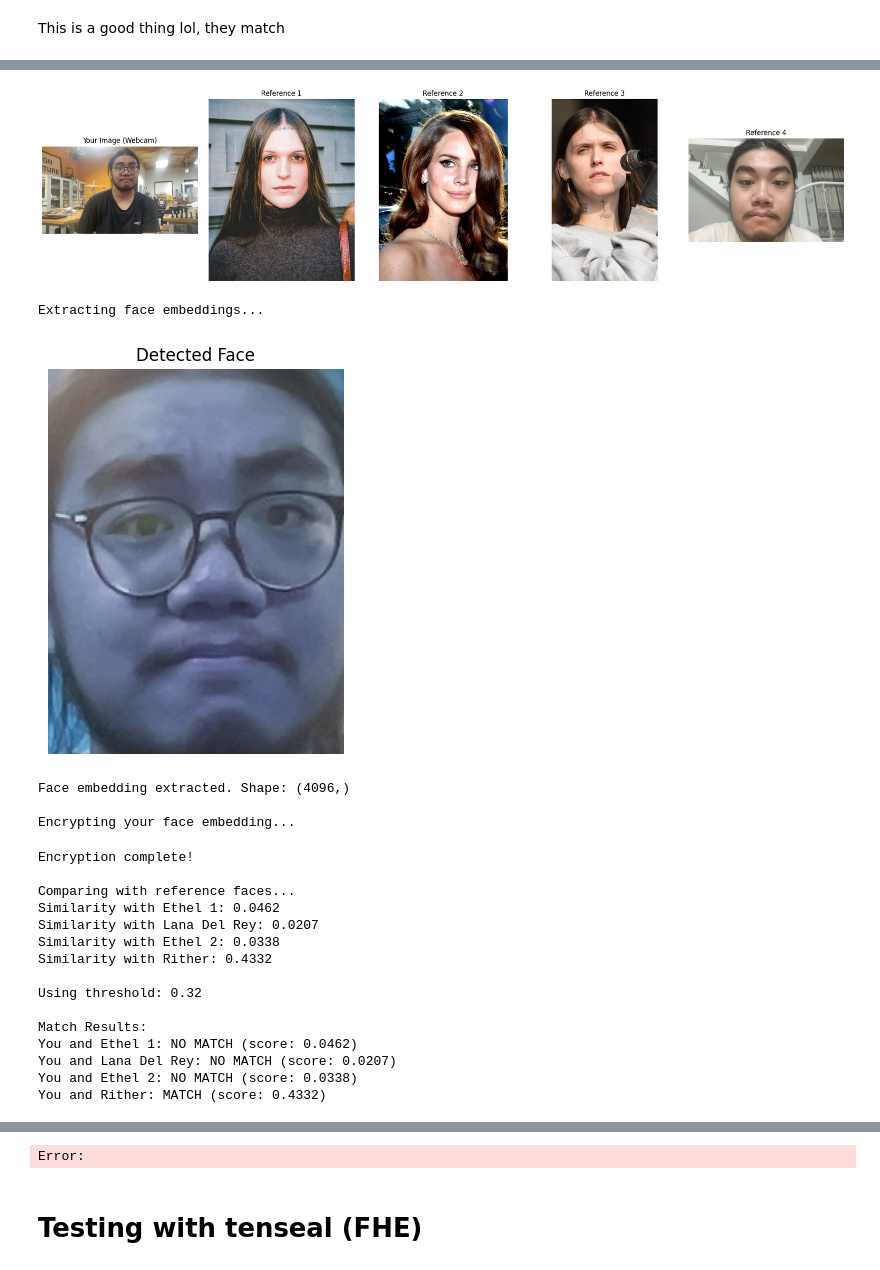
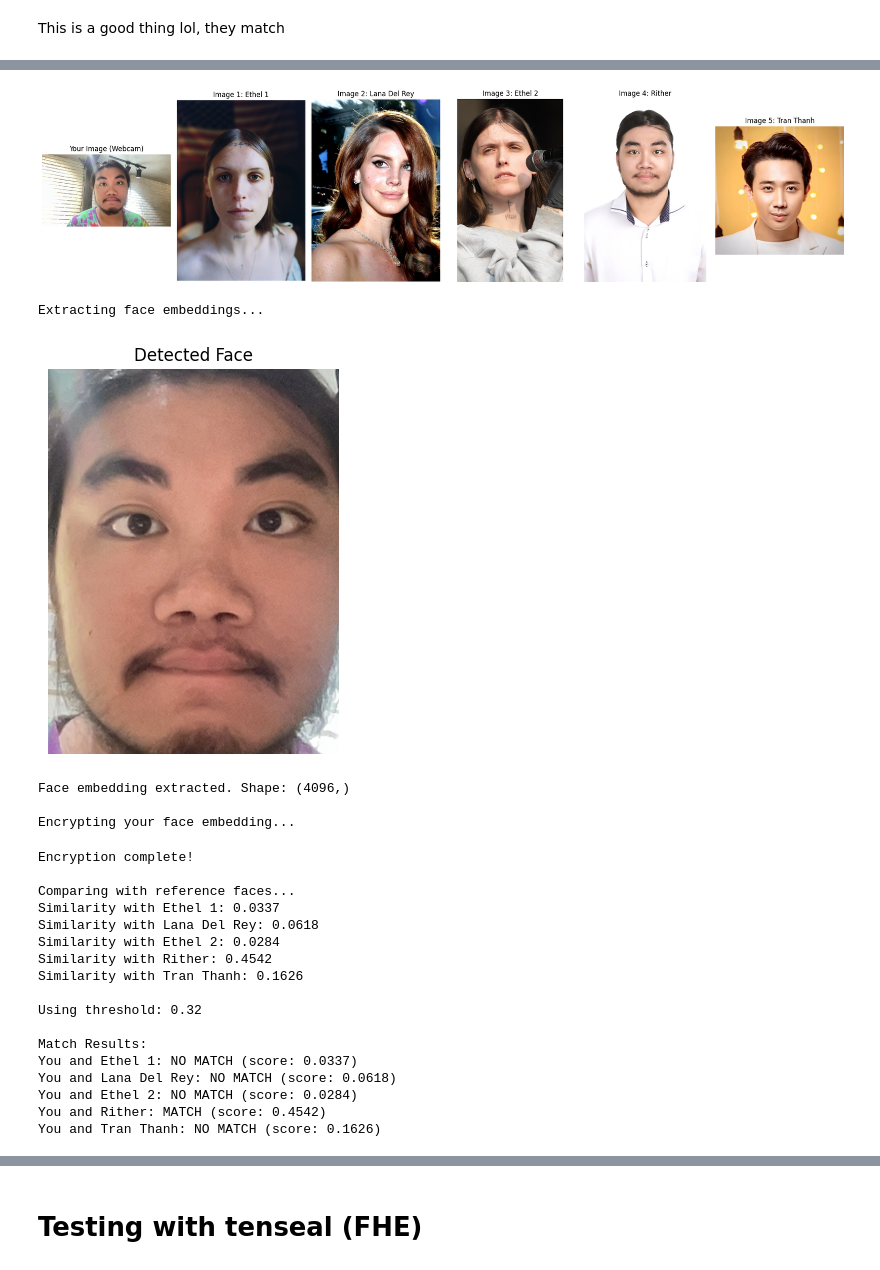
Before and after one commit to ngoinhaoto/server_facereg, a Jupyter notebook: testing_phe_using_lightphe.ipynb, the cells around one changed output, grey strips where cells are left out. Saved outputs shown, nothing was run; the diff lists cells and outputs as text; code cells hidden in the pictures.

```diff
--- a/testing_phe_using_lightphe.ipynb
+++ b/testing_phe_using_lightphe.ipynb
@@ -157,7 +62,7 @@ def download_sample_images():
     import requests
 
     image_urls = {
-        "img1.jpg": "https://scontent.fdad3-1.fna.fbcdn.net/v/t51.75761-15/472904288_18479691505008747_5108622755100274801_n.jpg?stp=dst-jpg_s1080x2048_tt6&_nc_cat=108&ccb=1-7&_nc_sid=127cfc&_nc_ohc=CK5R9XS6rcQQ7kNvwH6nP__&_nc_oc=AdlJRamIM99qE_yRF4sbD8pdEVbmZNIDCUIQbToQHNauRiu932tzSHqpULJvYjqeyuI&_nc_zt=23&_nc_ht=scontent.fdad3-1.fna&_nc_gid=CMqsoC0d4vvPpm5Sa73x-w&oh=00_AfMKoRMzuVw5BbU9A_SGbJCs2SUDe5OsKw7uCCbhEuM04Q&oe=6866DF80",
+        "img1.jpg": "https://djwp.s3.amazonaws.com/wp-content/uploads/2022/05/16143651/document-ethel-3.jpg",
         "img2.jpg": "https://upload.wikimedia.org/wikipedia/commons/7/71/Lana_Del_Rey_Cannes_2012.jpg",
         "img3.jpg": "https://seatgeekimages.com/performers-landscape/ethel-cain-2c11be/798453/1100x1900.jpg?auto=webp&width=3840&quality=75"
     }
@@ -397,10 +1089,18 @@ Testing extraction, encryption, and similarity computation times across models..
 # %%
-# Part 3B: Using webcam for face embedding and PHE testing
 import cv2
 import time
 import os
 from tqdm import tqdm
 import threading
+import matplotlib.pyplot as plt
+
+from PIL import Image
+public_key_path = "keys/paillier_public_key.txt"
+private_key_path = "keys/paillier_private_key.txt"
+
+server_cs = LightPHE(algorithm_name="Paillier", precision=14, key_file=public_key_path)
+client_cs = LightPHE(algorithm_name="Paillier", precision=14, key_file=private_key_path)
+
 
 def capture_from_webcam():
     """Capture an image from webcam and save it to test_images folder without text overlay"""
@@ -477,31 +1177,29 @@ webcam_img_path = capture_from_webcam()
 if webcam_img_path is not None:
     print("\nProcessing your face image...")
 
-    # Get reference images for comparison
-    reference_images = ["img1.jpg", "img2.jpg", "img3.jpg", "selfie.jpg"]
+    reference_images = ["img1.jpg", "img2.jpg", "img3.jpg", "portrait.JPG", "tranthanh.jpg"]
 
-    # Ensure reference images exist
     for img_file in reference_images:
         if not os.path.exists(os.path.join("test_images", img_file)):
             print(f"Reference image {img_file} not found. Running download function...")
             download_sample_images()
             break
 
-    # Display your image alongside reference images
-    fig, axes = plt.subplots(1, 5, figsize=(20, 5))
+    fig, axes = plt.subplots(1, 6, figsize=(20, 5))
 
-    # Your webcam image
     img = Image.open(webcam_img_path)
     axes[0].imshow(img)
     axes[0].set_title("Your Image (Webcam)")
     axes[0].axis('off')
 
-    # Reference images
+    ref_names = ["Ethel 1", "Lana Del Rey", "Ethel 2", "Rither", "Tran Thanh"]
+
     for i, img_file in enumerate(reference_images):
         img_path = os.path.join("test_images", img_file)
         img = Image.open(img_path)
         axes[i+1].imshow(img)
-        axes[i+1].set_title(f"Reference {i+1}")
+
+        axes[i+1].set_title(f"Image {i+1}: {ref_names[i]}")
         axes[i+1].axis('off')
 
     plt.tight_layout()
@@ -518,8 +1216,8 @@ if webcam_img_path is not None:
             fig, ax = plt.subplots(1, 1, figsize=(5, 5))
             face_img = webcam_faces[0]['face']
             face_img_uint8 = (face_img * 255).astype("uint8") if face_img.dtype != "uint8" else face_img
-            face_img_rgb = cv2.cvtColor(face_img_uint8, cv2.COLOR_BGR2RGB)
-            ax.imshow(face_img_rgb)
+            # face_img_rgb = cv2.cvtColor(face_img_uint8, cv2.COLOR_BGR2RGB)
+            ax.imshow(face_img_uint8)
             ax.set_title("Detected Face")
             ax.axis('off')
             plt.show()
@@ -528,7 +1226,7 @@ if webcam_img_path is not None:
         my_embedding = DeepFace.represent(webcam_img_path, model_name="VGG-Face", detector_backend="yunet")[0]["embedding"]
 
         ref_embeddings = []
-        ref_names = ["Ethel 1", "Lana Del Rey", "Ethel 2", "Rither"]
+        ref_names = ["Ethel 1", "Lana Del Rey", "Ethel 2", "Rither", "Tran Thanh"]
 
         for i, img_file in enumerate(reference_images):
             img_path = os.path.join("test_images", img_file)
@@ -545,19 +1243,15 @@ if webcam_img_path is not None:
         results = []
 
         for name, ref_embedding in ref_embeddings:
-            # Convert numpy array to list if necessary
             if isinstance(ref_embedding, np.ndarray):
                 ref_embedding_list = ref_embedding.tolist()
             else:
                 ref_embedding_list = ref_embedding
 
-            # Compute encrypted similarity with proper types
             encrypted_sim = my_encrypted @ ref_embedding_list
 
-            # Decrypt the result
             decrypted_sim = client_cs.decrypt(encrypted_sim)[0]
 
-            # Calculate plaintext similarity for verification
             expected_sim = sum(x * y for x, y in zip(my_embedding, ref_embedding))
 
             # Store results
@@ -610,30 +1306,32 @@ else:
 Initializing webcam...
 Capturing in 3 seconds... Look at the camera
 3...
 2...
 1...
 Smile!
 Image saved to test_images/webcam_capture.jpg
 
 Processing your face image...
-[figure, old version]
+[figure, new version]
 Extracting face embeddings...
-[figure, old version]
+[figure, new version]
 Face embedding extracted. Shape: (4096,)
 
 Encrypting your face embedding...
 Encryption complete!
 
 Comparing with reference faces...
-Similarity with Ethel 1: 0.0462
-Similarity with Lana Del Rey: 0.0207
-Similarity with Ethel 2: 0.0338
-Similarity with Rither: 0.4332
+Similarity with Ethel 1: 0.0337
+Similarity with Lana Del Rey: 0.0618
+Similarity with Ethel 2: 0.0284
+Similarity with Rither: 0.4542
+Similarity with Tran Thanh: 0.1626
 
 Using threshold: 0.32
 
 Match Results:
-You and Ethel 1: NO MATCH (score: 0.0462)
-You and Lana Del Rey: NO MATCH (score: 0.0207)
-You and Ethel 2: NO MATCH (score: 0.0338)
-You and Rither: MATCH (score: 0.4332)
+You and Ethel 1: NO MATCH (score: 0.0337)
+You and Lana Del Rey: NO MATCH (score: 0.0618)
+You and Ethel 2: NO MATCH (score: 0.0284)
+You and Rither: MATCH (score: 0.4542)
+You and Tran Thanh: NO MATCH (score: 0.1626)
@@ -641,4 +1339,3 @@ You and Rither: MATCH (score: 0.4332)
-Error:
 # %% [markdown]
 # Testing with tenseal (FHE)
 # %%
```
Also changed, not shown: parts of 17 cells of this notebook.
